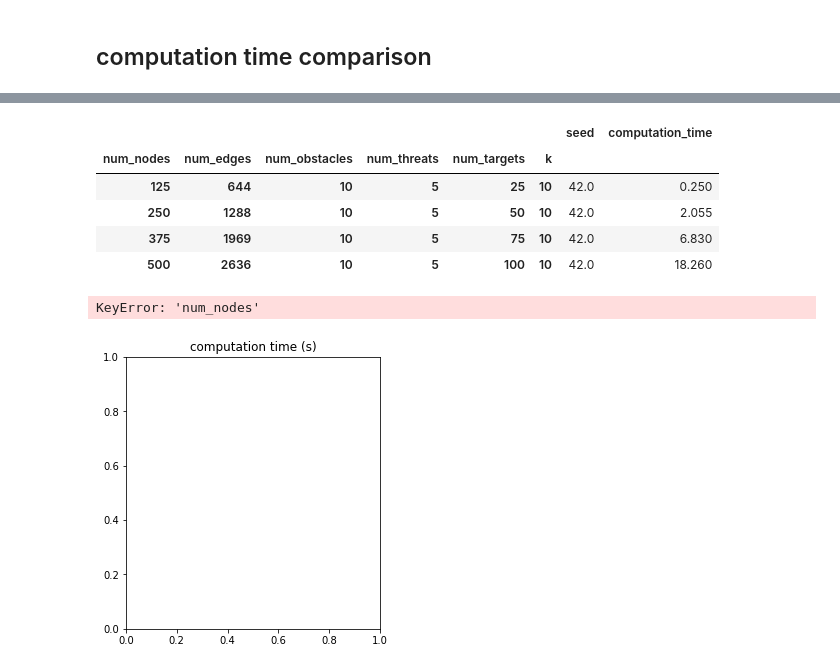
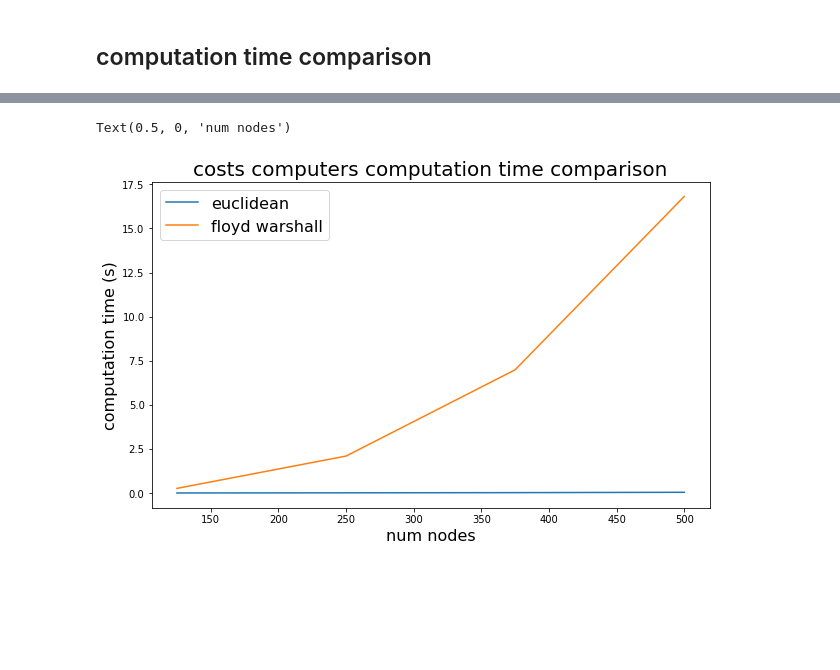
Before and after one commit to Elilgo324/quick-and-safe, a Jupyter notebook: main.ipynb, the cells around one changed output, grey strips where cells are left out. Saved outputs shown, nothing was run; the diff lists cells and outputs as text; code cells hidden in the pictures; blank space fills up the shorter version.

```diff
--- a/main.ipynb
+++ b/main.ipynb
@@ -367,30 +365,21 @@ distances_data.head()
 # %%
+euclidean_data = distances_data[distances_data['algorithm'] == 'euclidean']
+euclidean_data = euclidean_data.groupby(['num_nodes']).mean()
+
 dijkstra_data = distances_data[distances_data['algorithm'] == 'dijkstra']
-dijkstra_data =
-dijkstra_data.groupby(['num_nodes', 'num_edges', 'num_no_entrances', 'num_threats', 'num_targets', 'k'])[
-    'computation_time'].mean()
+dijkstra_data = dijkstra_data.groupby(['num_nodes']).mean()
 
 floyd_data = distances_data[distances_data['algorithm'] == 'floyd_warshall']
-floyd_data = floyd_data.groupby(
-    ['num_nodes', 'num_edges', 'num_no_entrances', 'num_threats', 'num_targets', 'k']).mean()
-
-floyd_data.head()
+floyd_data = floyd_data.groupby(['num_nodes']).mean()
-# %% [output]
-|  |  |  |  |  |  | seed | computation_time |
-| num_nodes | num_edges | num_obstacles | num_threats | num_targets | k |  |  |
-| 125 | 644 | 10 | 5 | 25 | 10 | 42.0 | 0.250 |
-| 250 | 1288 | 10 | 5 | 50 | 10 | 42.0 | 2.055 |
-| 375 | 1969 | 10 | 5 | 75 | 10 | 42.0 | 6.830 |
-| 500 | 2636 | 10 | 5 | 100 | 10 | 42.0 | 18.260 |
 # %%
-plt.figure(figsize=(10, 5))
-plt.subplot(1, 2, 1)
-plt.title('computation time (s)')
-plt.plot(dijkstra_data['num_nodes'], dijkstra_data['computation_time'], label='dijkstra')
-plt.plot(floyd_data['num_nodes'], floyd_data['computation_time'], label='floyd warshall')
-plt.legend()
-
-plt.subplot(1, 2, 1)
+plt.figure(figsize=(10, 6))
+plt.title('costs computers computation time comparison', fontsize=plt_title_size)
+euclidean_data.computation_time.plot(label='euclidean')
+# dijkstra_data.computation_time.plot()
+floyd_data.computation_time.plot(label='floyd warshall')
+plt.legend(fontsize=plt_labels_size)
+plt.ylabel('computation time (s)', fontsize=plt_labels_size)
+plt.xlabel('num nodes', fontsize=plt_labels_size)
 # %% [output]
-KeyError: 'num_nodes'
+Text(0.5, 0, 'num nodes')
-[figure, old version]
+[figure, new version]
```
Also changed, not shown: parts of 20 cells of this notebook.
